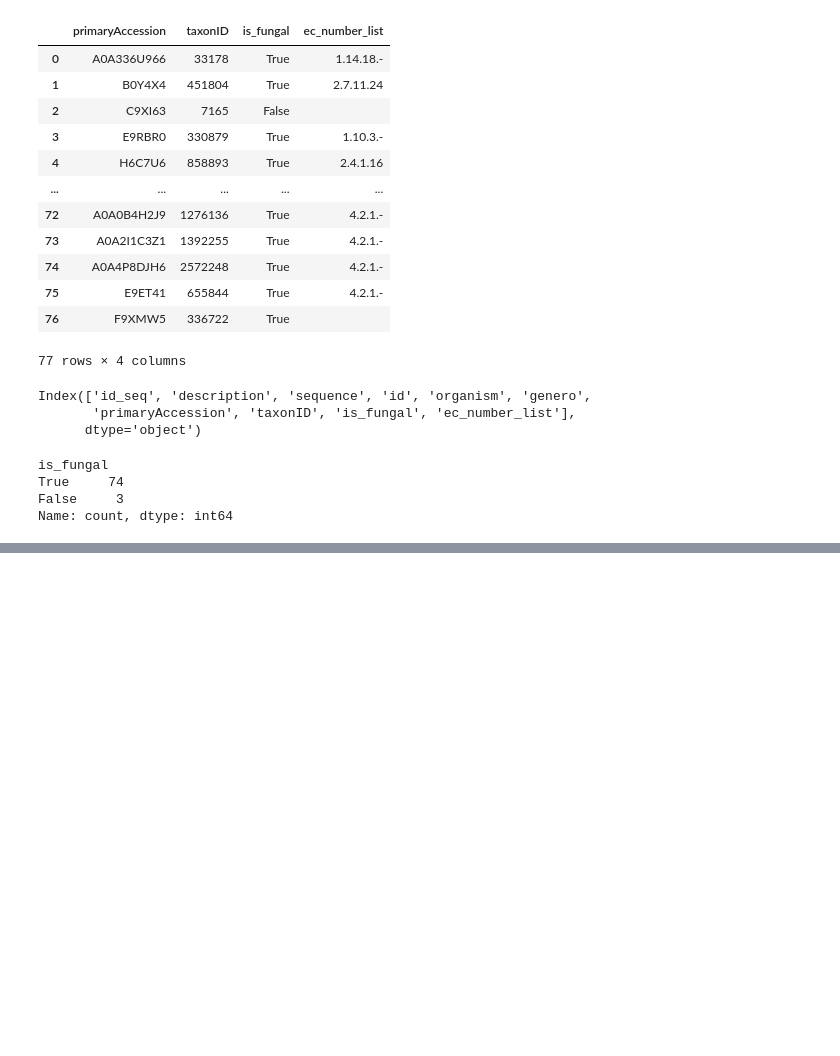
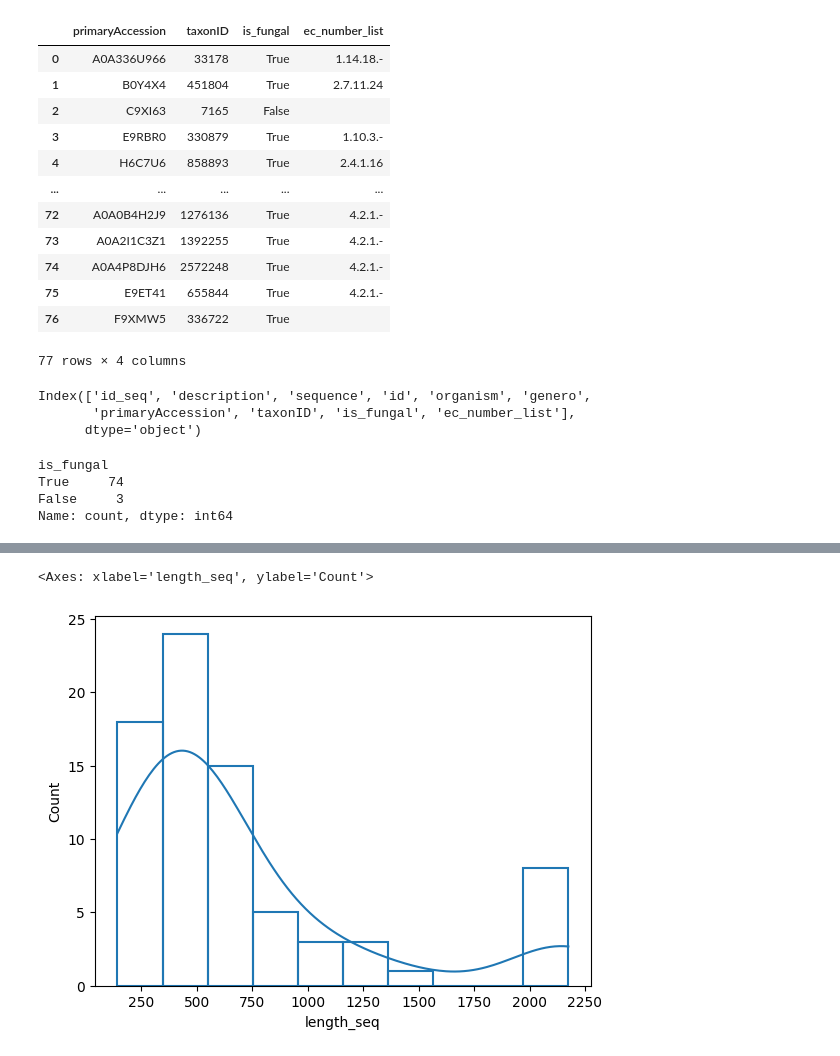
Before and after one commit to dMedinaO/demos_intro_bioinformatics_2025, a Jupyter notebook: working_with_sequences/1_reading_fasta_files.ipynb, the cells around one changed output, grey strips where cells are left out. Saved outputs shown, nothing was run; the diff lists cells and outputs as text; code cells hidden in the pictures; blank space fills up the shorter version.

```diff
--- a/working_with_sequences/1_reading_fasta_files.ipynb
+++ b/working_with_sequences/1_reading_fasta_files.ipynb
@@ -128,3 +129,6 @@ is_fungal
 True     74
 False     3
 Name: count, dtype: int64
+# %%
+df_data_process["length_seq"] = df_data_process["sequence"].str.len()
+df_data_process["length_seq"].describe()
@@ -130,0 +145,5 @@ Name: count, dtype: int64
+# %%
+sns.histplot(data=df_data_process, x="length_seq", fill=False, kde=True)
+# %% [output]
+<Axes: xlabel='length_seq', ylabel='Count'>
+[figure, added]
```
Also changed, not shown: parts of 3 cells of this notebook, 5 other files.
